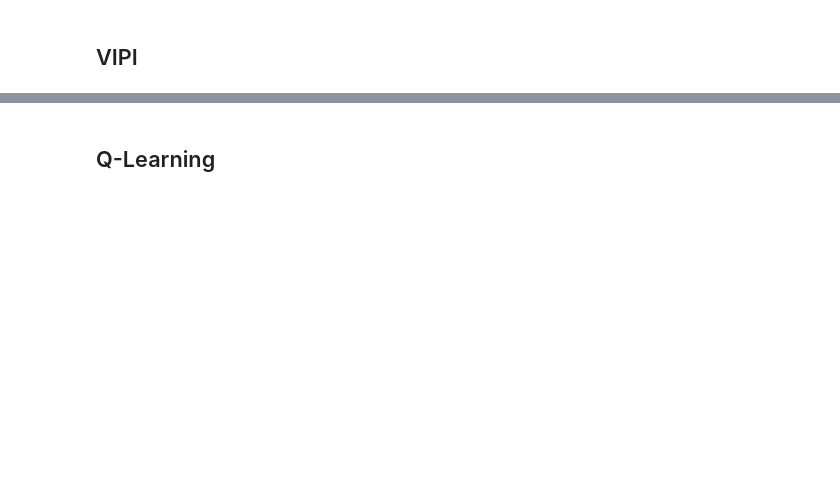
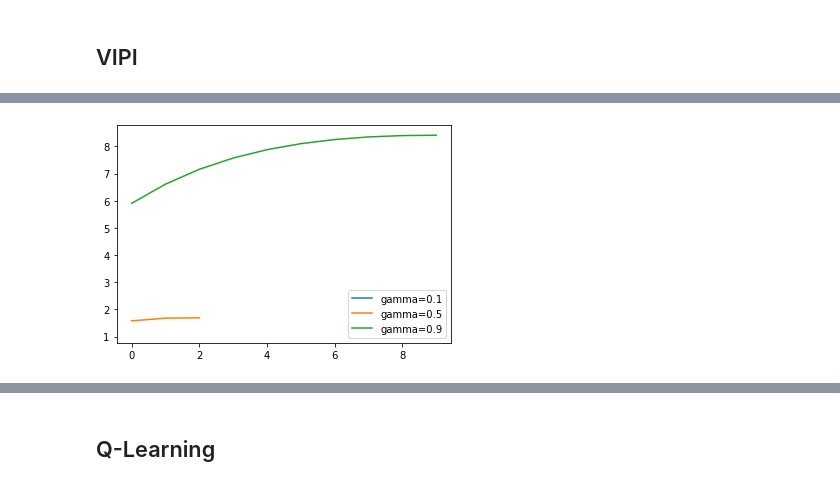
Before and after one commit to aishwaryaprabhat/CS7641-Machine-Learning, a Jupyter notebook: mdp/Forest Management.ipynb, the cells around one changed output, grey strips where cells are left out. Drawn from its saved outputs; the diff is of its cells as text; code cells hidden in the pictures; blank space fills up the shorter version.

```diff
--- a/mdp/Forest Management.ipynb
+++ b/mdp/Forest Management.ipynb
@@ -23,0 +25,4 @@ sns.lineplot(y=ex.df_pi["Reward"], legend=True, x=ex.df_pi["Iteration"])
+# %%
+ex.gamma_plot(ex.df_pi)
+# %% [output]
+[figure, added]
```
Also changed, not shown: parts of 15 cells of this notebook.
